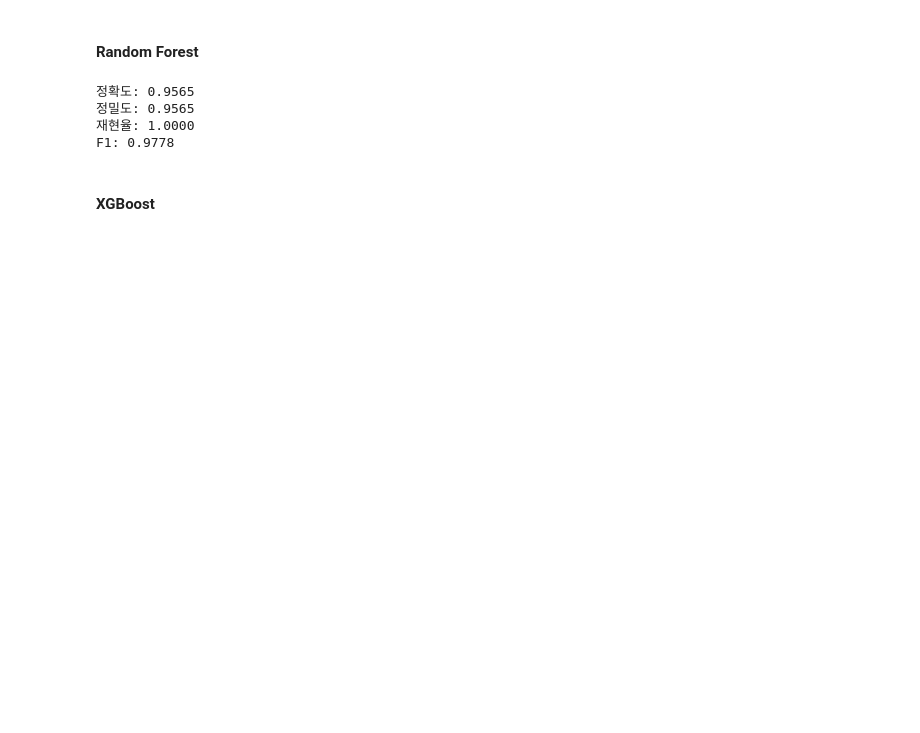
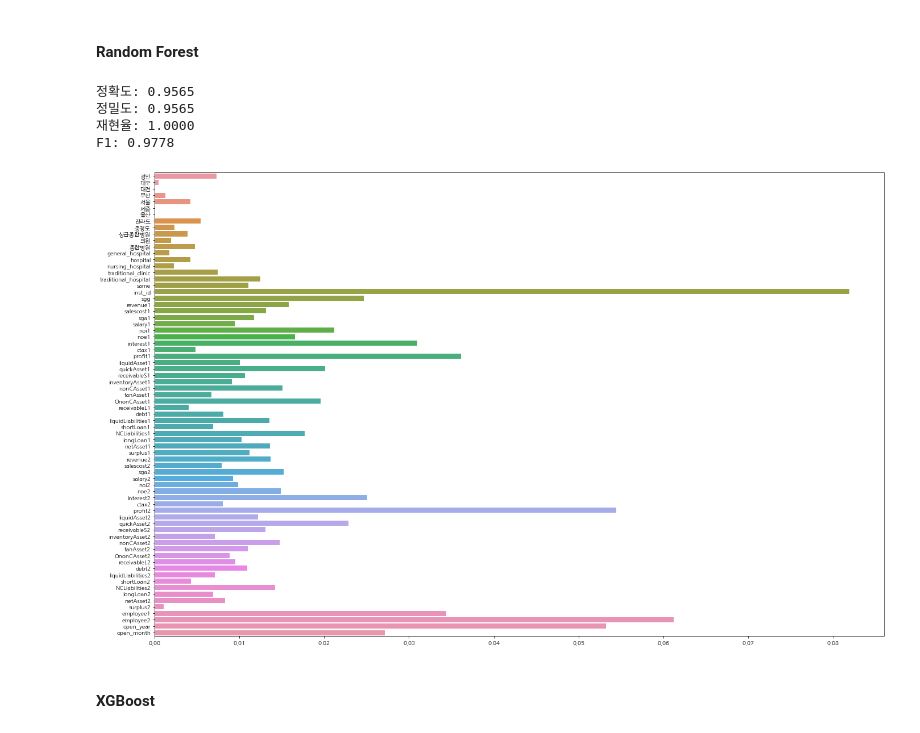
Before and after one commit to nuyhc/Struggles, a Jupyter notebook: Hospital Opening_Closing Classification Forecast/hospital_open_close_prediction_forecast_base_model.ipynb, the cells around one changed output. Drawn from its saved outputs; the diff is of its cells as text; code cells hidden in the pictures; blank space fills up the shorter version.

```diff
--- a/Hospital Opening_Closing Classification Forecast/hospital_open_close_prediction_forecast_base_model.ipynb
+++ b/Hospital Opening_Closing Classification Forecast/hospital_open_close_prediction_forecast_base_model.ipynb
@@ -80,3 +82,6 @@ df_test = pd.concat([temp, test.drop(columns=obj2num, axis=1)], axis=1)
 label = "open"
 feature_names = df_train.columns.tolist()
 feature_names.remove(label)
+feature_names.remove("dental_clinic")
+feature_names.remove("경상도")
+feature_names.remove("광주")
@@ -104,6 +114,12 @@ eval_CM(y_valid, pred_rf, 1)
 정밀도: 0.9565
 재현율: 1.0000
 F1: 0.9778
+# %%
+plt.figure(figsize=(23, 15))
+_ = sns.barplot(x=clf_rf.feature_importances_, y=clf_rf.feature_names_in_)
+plt.show()
+# %% [output]
+[figure, added]
 # %% [markdown]
 #### XGBoost
 # %%
```
Also changed, not shown: parts of 24 cells of this notebook.
